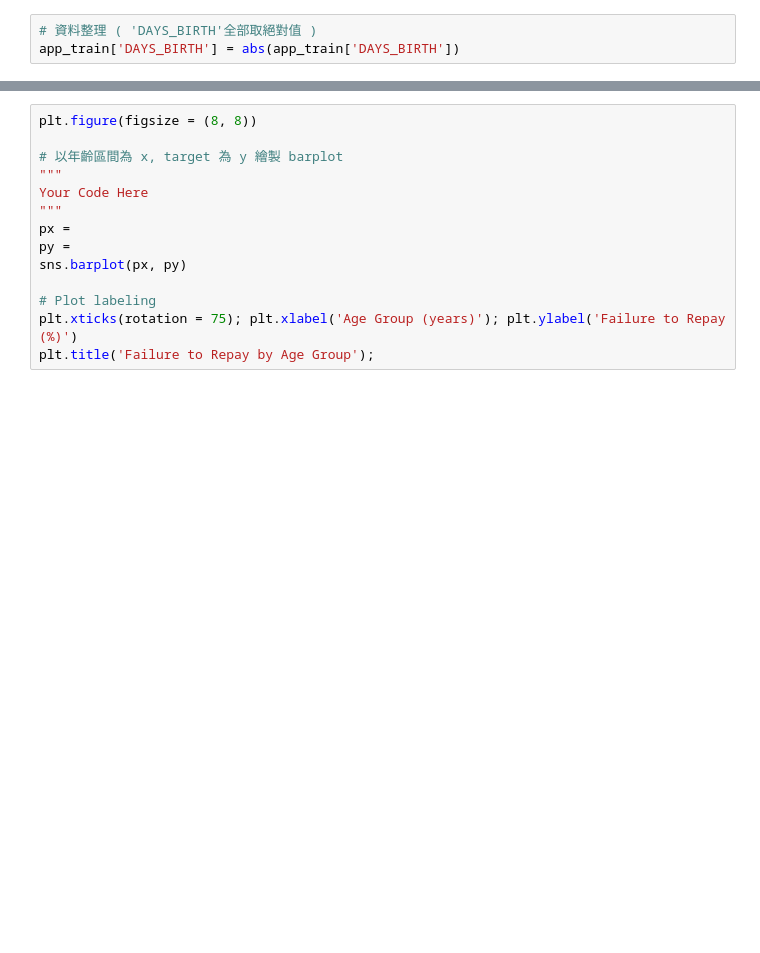
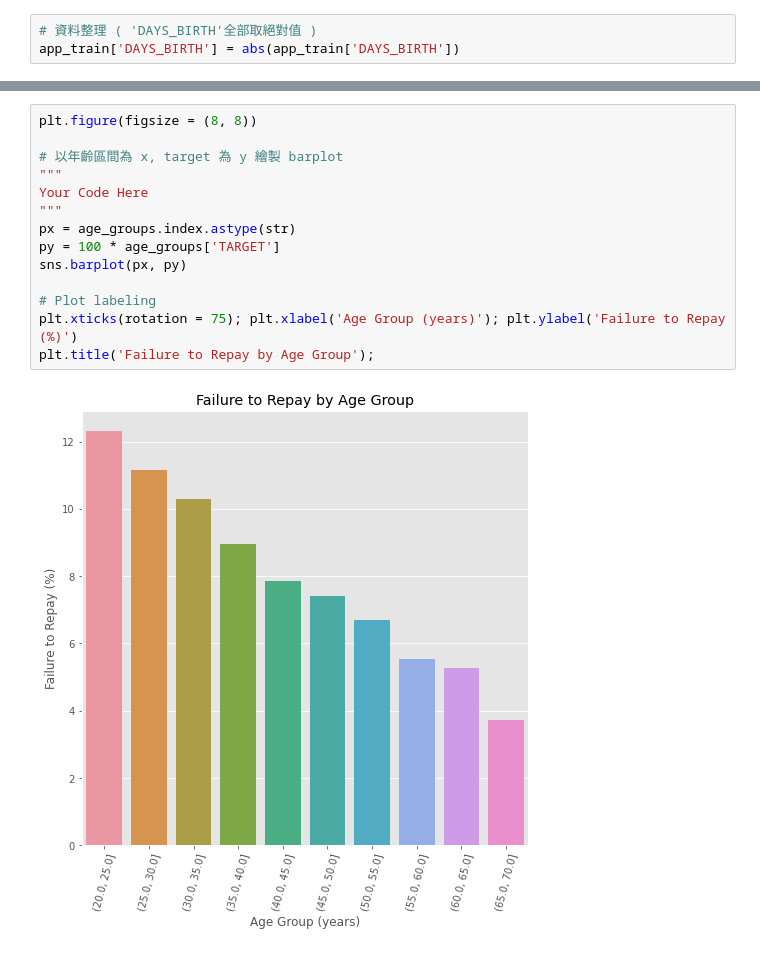
Before and after one commit to liyuyu0418/ML100Days, a Jupyter notebook: homework/HW016/Day_016_HW.ipynb, the cells around one changed output, grey strips where cells are left out. Drawn from its saved outputs; the diff is of its cells as text; blank space fills up the shorter version.

```diff
--- a/homework/HW016/Day_016_HW.ipynb
+++ b/homework/HW016/Day_016_HW.ipynb
@@ -102,14 +117,16 @@ age_groups
 # %%
 plt.figure(figsize = (8, 8))
 
 # 以年齡區間為 x, target 為 y 繪製 barplot
 """
 Your Code Here
 """
-px =
-py =
+px = age_groups.index.astype(str)
+py = 100 * age_groups['TARGET']
 sns.barplot(px, py)
 
 # Plot labeling
 plt.xticks(rotation = 75); plt.xlabel('Age Group (years)'); plt.ylabel('Failure to Repay (%)')
 plt.title('Failure to Repay by Age Group');
+# %% [output]
+[figure, added]
```
Also changed, not shown: parts of 3 cells of this notebook, 2 other files.
